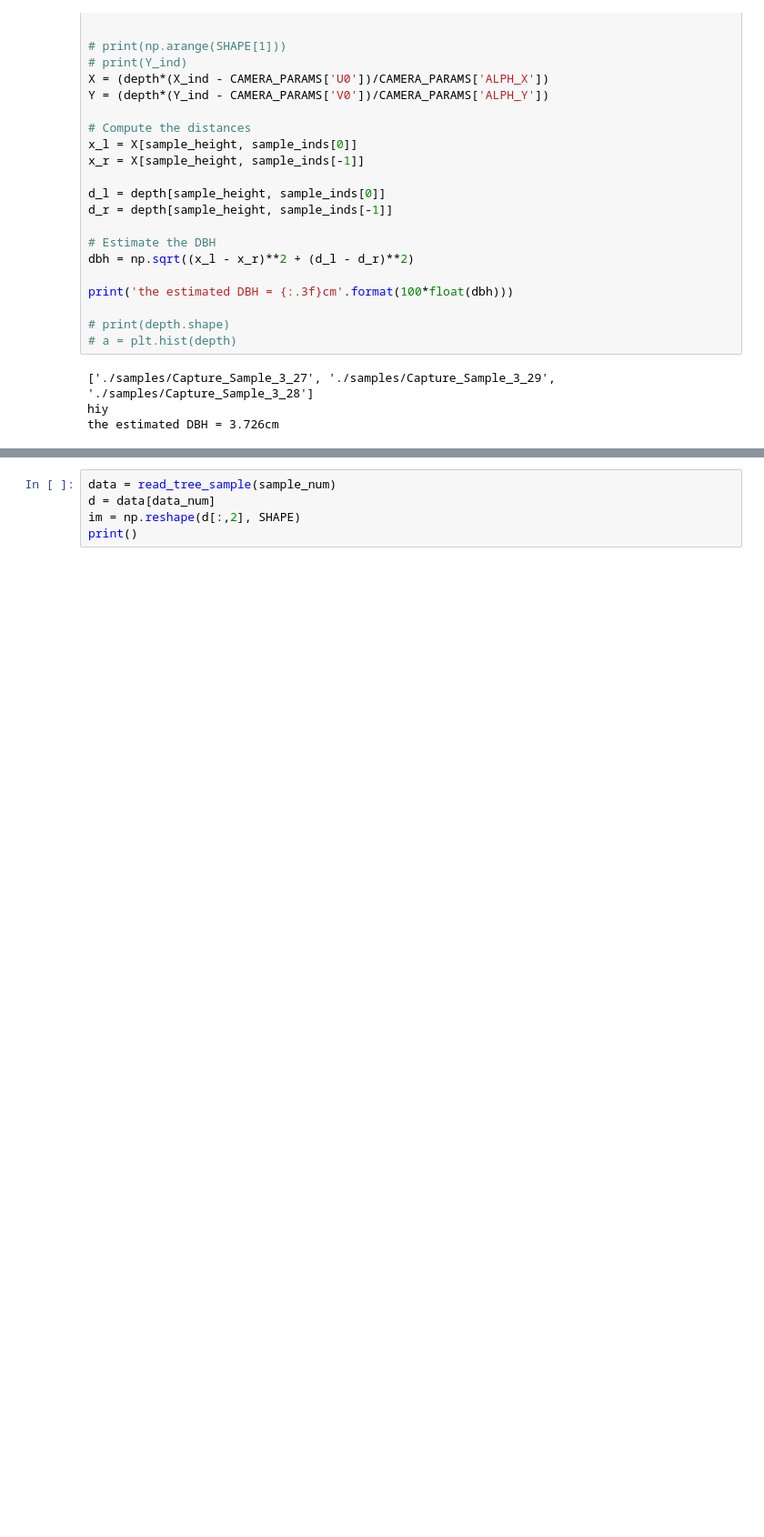
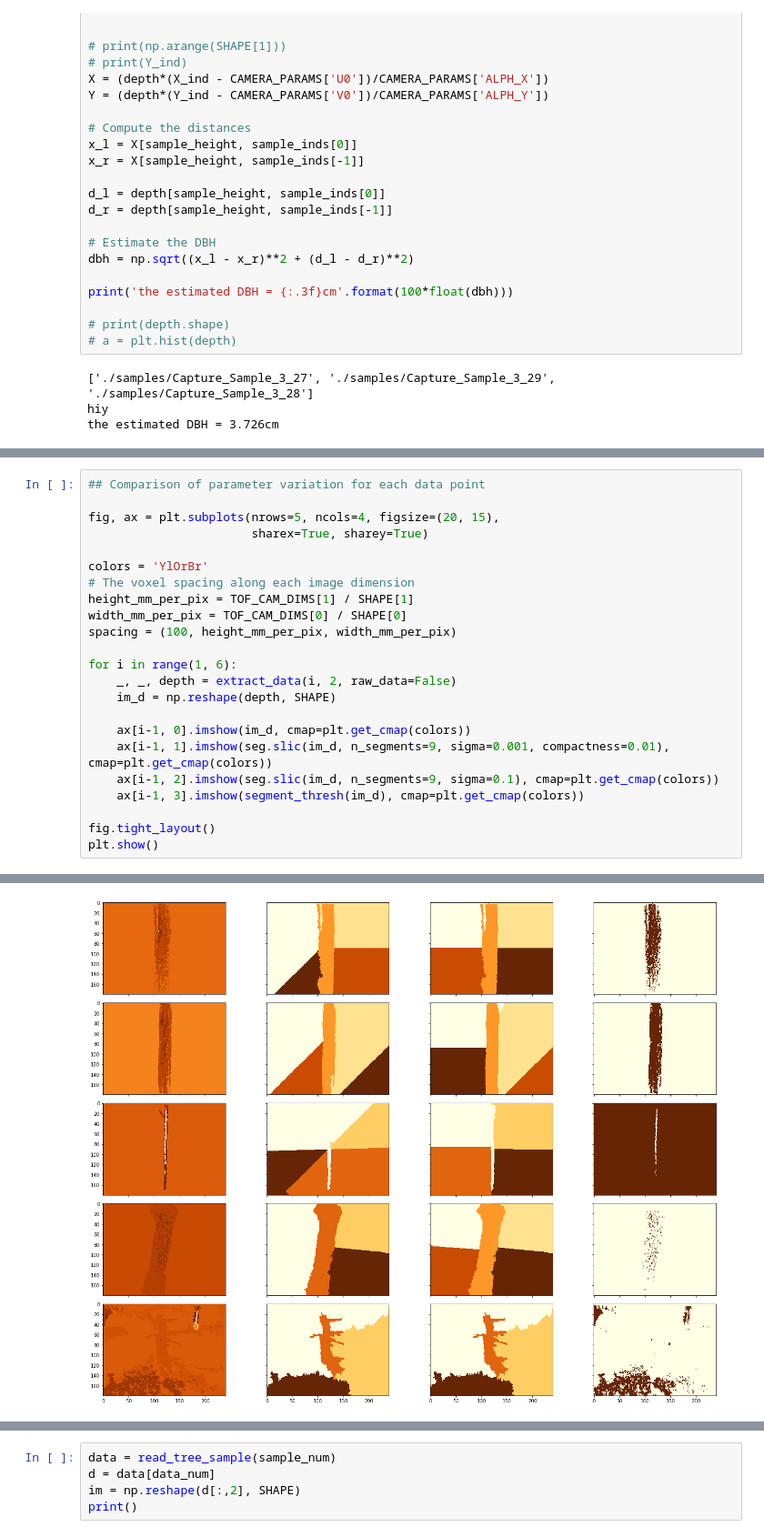
Before and after one commit to ameliaholcomb/trees, a Jupyter notebook: TreeProcessing/TreeProcessor.ipynb, the cells around one changed output, grey strips where cells are left out. Shown at 91% size. Cells and saved outputs as stored; diff of their text form; blank space fills up the shorter version.

```diff
--- a/TreeProcessing/TreeProcessor.ipynb
+++ b/TreeProcessing/TreeProcessor.ipynb
@@ -338,3 +362,27 @@ ax3.imshow(im[:,:,0])
 (43200, 4)
 <matplotlib.image.AxesImage at 0x...>
 [figure]
+# %%
+## Comparison of parameter variation for each data point
+
+fig, ax = plt.subplots(nrows=5, ncols=4, figsize=(20, 15),
+                       sharex=True, sharey=True)
+
+colors = 'YlOrBr'
+# The voxel spacing along each image dimension
+height_mm_per_pix = TOF_CAM_DIMS[1] / SHAPE[1]
+width_mm_per_pix = TOF_CAM_DIMS[0] / SHAPE[0]
+spacing = (100, height_mm_per_pix, width_mm_per_pix)
+
+for i in range(1, 6):
+    _, _, depth = extract_data(i, 2, raw_data=False)
+    im_d = np.reshape(depth, SHAPE)
+
+    ax[i-1, 0].imshow(im_d, cmap=plt.get_cmap(colors))
+    ax[i-1, 1].imshow(seg.slic(im_d, n_segments=9, sigma=0.001, compactness=0.01), cmap=plt.get_cmap(colors))
+    ax[i-1, 2].imshow(seg.slic(im_d, n_segments=9, sigma=0.1), cmap=plt.get_cmap(colors))
+    ax[i-1, 3].imshow(segment_thresh(im_d), cmap=plt.get_cmap(colors))
+
+fig.tight_layout()
+plt.show()
+# %% [output]
@@ -341,2 +394,3 @@ ax3.imshow(im[:,:,0])
+[figure, added]
 # %%
 ## Comparison of parameter variation for each data point
```
Also changed, not shown: parts of 6 cells of this notebook.
